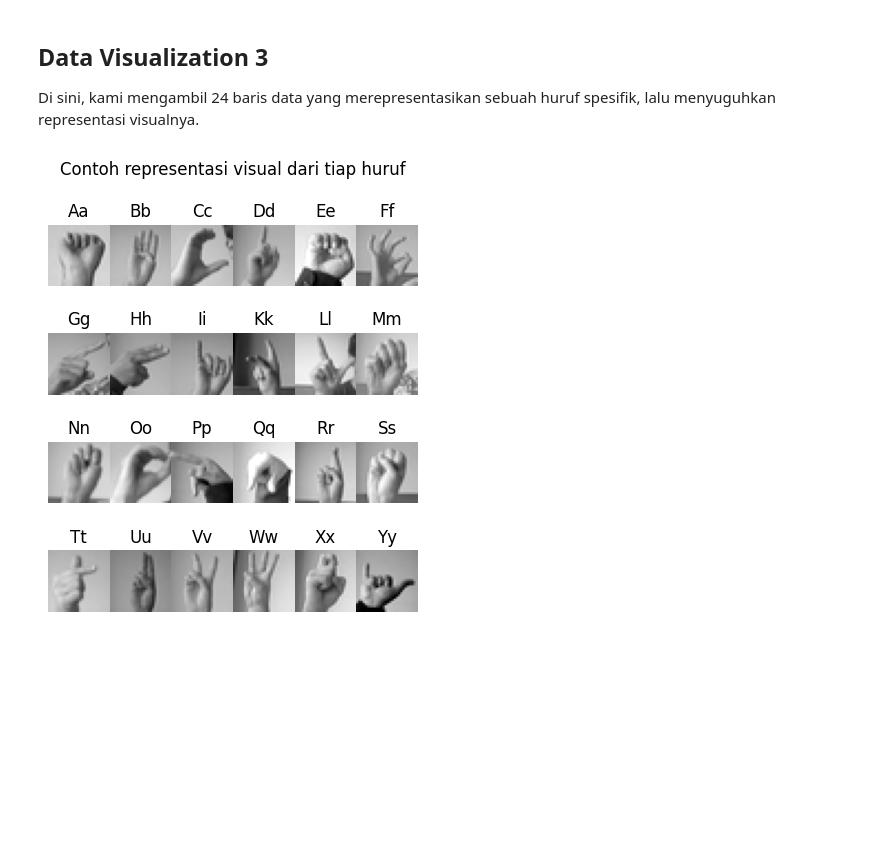
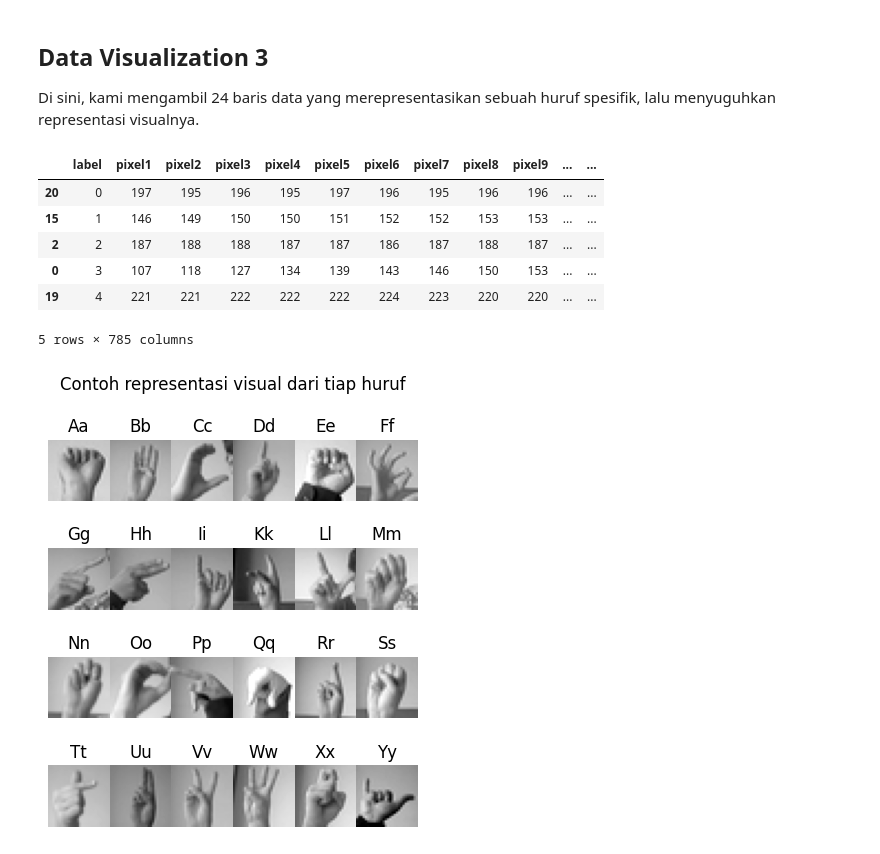
Before and after one commit to TimothyRT/ibda2032, a Jupyter notebook: ibda2032.ipynb, the cells around one changed output. Drawn from its saved outputs; the diff is of its cells as text; code cells hidden in the pictures; blank space fills up the shorter version.

```diff
--- a/ibda2032.ipynb
+++ b/ibda2032.ipynb
@@ -114,4 +118,30 @@ plt.show()
 ## Data Visualization 3
 
 Di sini, kami mengambil 24 baris data yang merepresentasikan sebuah huruf spesifik, lalu menyuguhkan representasi visualnya.
+# %%
+df_24_only = df.iloc[:0].copy()
+set_24 = set()
+
+count = 0
+for index, row in df.iterrows():
+    label_value: int = row["label"]
+    pixel_values: list[int] = row[1:].tolist()
+    index_of_letter: int = index
+    if label_value not in set_24:
+        set_24.add(label_value)
+        df_24_only.loc[count] = [label_value] + pixel_values
+        count += 1
+    if len(set_24) == 24:
+        break
+
+df_24_only = df_24_only.sort_values(by=['label'], ascending=True)  # sort labels alphabetically
+df_24_only.head()
+# %% [output]
+|  | label | pixel1 | pixel2 | pixel3 | pixel4 | pixel5 | pixel6 | pixel7 | pixel8 | pixel9 | ... | ... |
+| 20 | 0 | 197 | 195 | 196 | 195 | 197 | 196 | 195 | 196 | 196 | ... | ... |
+| 15 | 1 | 146 | 149 | 150 | 150 | 151 | 152 | 152 | 153 | 153 | ... | ... |
+| 2 | 2 | 187 | 188 | 188 | 187 | 187 | 186 | 187 | 188 | 187 | ... | ... |
+| 0 | 3 | 107 | 118 | 127 | 134 | 139 | 143 | 146 | 150 | 153 | ... | ... |
+| 19 | 4 | 221 | 221 | 222 | 222 | 222 | 224 | 223 | 220 | 220 | ... | ... |
+5 rows × 785 columns
 # %%
```
Also changed, not shown: parts of 13 cells of this notebook.
